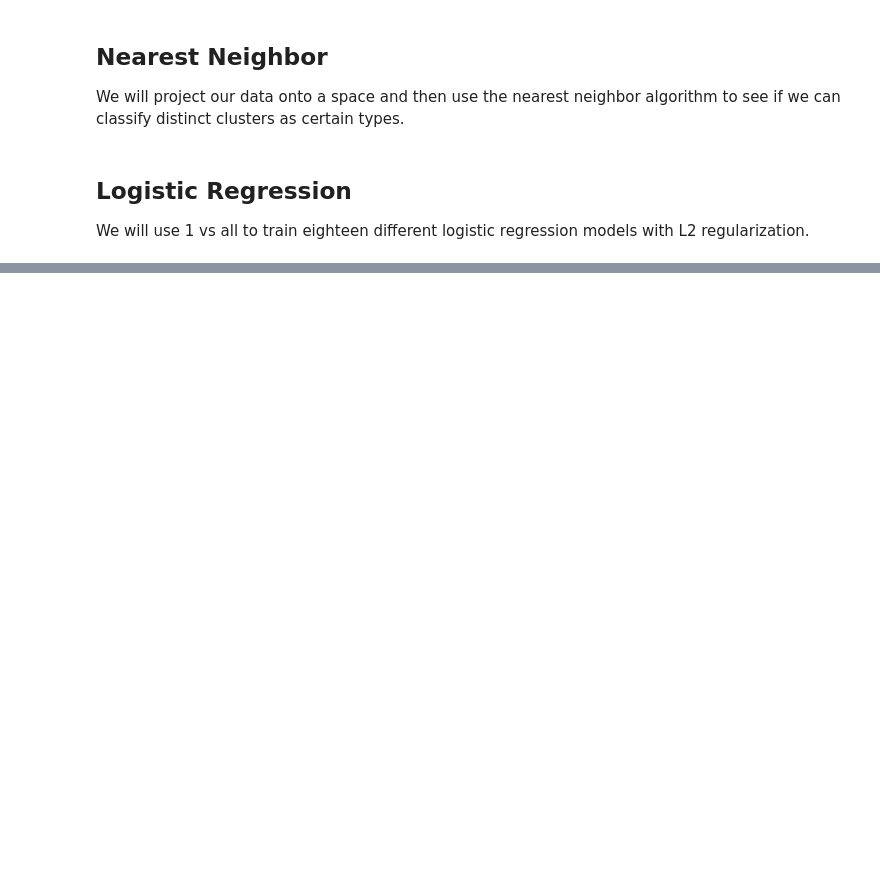
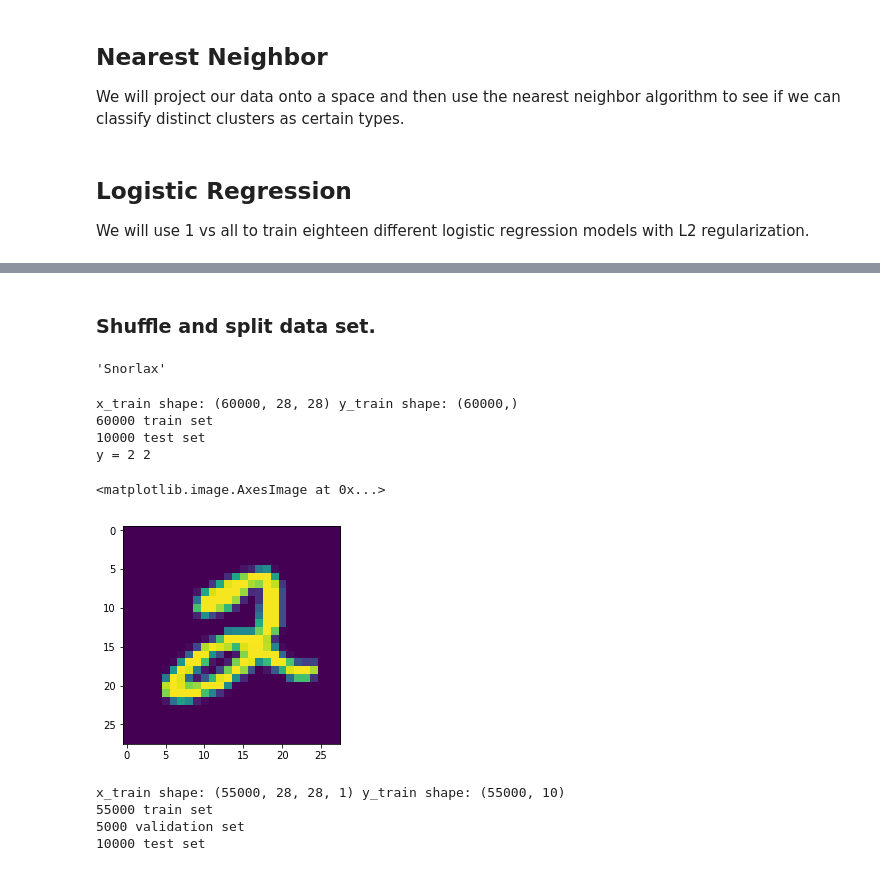
Before and after one commit to latent-variable/Pokemon_type_classifier, a Jupyter notebook: type.ipynb, the cells around one changed output, grey strips where cells are left out. Cells and saved outputs as stored; diff of their text form; code cells hidden in the pictures; blank space fills up the shorter version.

Commit message:
we now have data ready to feed the CNN

```diff
--- a/type.ipynb
+++ b/type.ipynb
@@ -339,0 +298,2 @@ Colocations handled automatically by placer.
+# %% [markdown]
+### Shuffle and split data set.
@@ -339,0 +325,43 @@ Colocations handled automatically by placer.
+# %%
+dl.shape
+dl[0][1][0]
+# %% [output]
+'Snorlax'
+# %%
+# Print training set shape - note there are 60,000 training data of image size of 28x28, 60,000 train labels)
+print("x_train shape:", x_train.shape, "y_train shape:", y_train.shape)
+
+# Print the number of training and test datasets
+print(x_train.shape[0], 'train set')
+print(x_test.shape[0], 'test set')
+
+# # Define the text labels
+# fashion_mnist_labels = ["T-shirt/top",  # index 0
+#                         "Trouser",      # index 1
+#                         "Pullover",     # index 2
+#                         "Dress",        # index 3
+#                         "Coat",         # index 4
+#                         "Sandal",       # index 5
+#                         "Shirt",        # index 6
+#                         "Sneaker",      # index 7
+#                         "Bag",          # index 8
+#                         "Ankle boot"]   # index 9
+
+# Define the text labels
+fashion_mnist_labels = ['0','1','2','3','4','5','6','7','8','9']   # index 9
+
+# Image index, you can pick any number between 0 and 59,999
+img_index = 5
+# y_train contains the lables, ranging from 0 to 9
+label_index = y_train[img_index]
+# Print the label, for example 2 Pullover
+print ("y = " + str(label_index) + " " +(fashion_mnist_labels[label_index]))
+# # Show one of the images from the training dataset
+plt.imshow(x_train[img_index])
+# %% [output]
+x_train shape: (60000, 28, 28) y_train shape: (60000,)
+60000 train set
+10000 test set
+y = 2 2
+<matplotlib.image.AxesImage at 0x...>
+[figure, added]
@@ -339,0 +371,28 @@ Colocations handled automatically by placer.
+# %%
+# Further break training data into train / validation sets (# put 5000 into validation set and keep remaining 55,000 for train)
+(x_train, x_valid) = x_train[5000:], x_train[:5000]
+(y_train, y_valid) = y_train[5000:], y_train[:5000]
+
+# Reshape input data from (28, 28) to (28, 28, 1)
+w, h = 28, 28
+x_train = x_train.reshape(x_train.shape[0], w, h, 1)
+x_valid = x_valid.reshape(x_valid.shape[0], w, h, 1)
+x_test = x_test.reshape(x_test.shape[0], w, h, 1)
+
+# One-hot encode the labels
+y_train = tf.keras.utils.to_categorical(y_train, 10)
+y_valid = tf.keras.utils.to_categorical(y_valid, 10)
+y_test = tf.keras.utils.to_categorical(y_test, 10)
+
+# Print training set shape
+print("x_train shape:", x_train.shape, "y_train shape:", y_train.shape)
+
+# Print the number of training, validation, and test datasets
+print(x_train.shape[0], 'train set')
+print(x_valid.shape[0], 'validation set')
+print(x_test.shape[0], 'test set')
+# %% [output]
+x_train shape: (55000, 28, 28, 1) y_train shape: (55000, 10)
+55000 train set
+5000 validation set
+10000 test set
```
Also changed, not shown: parts of 28 cells of this notebook.
